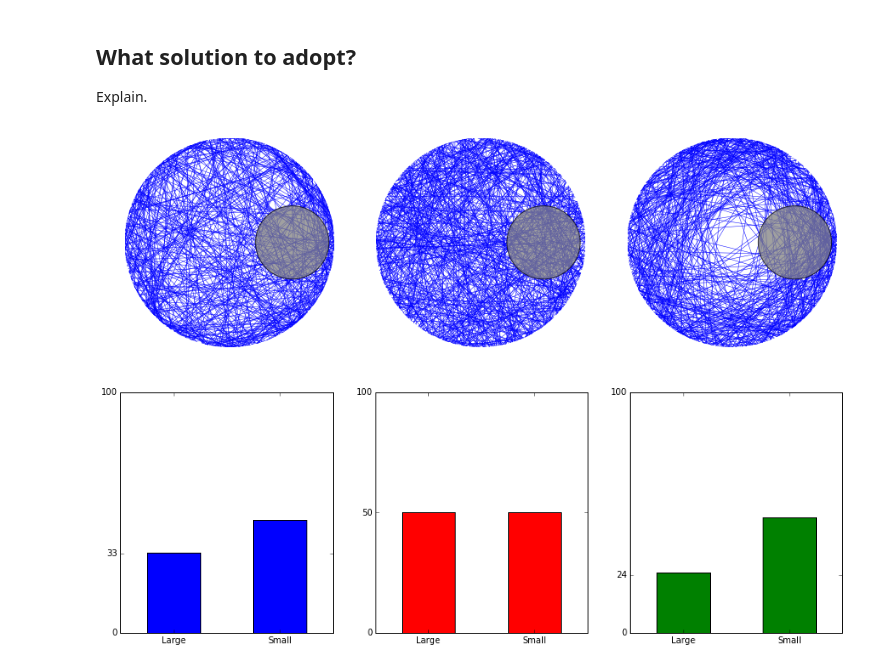
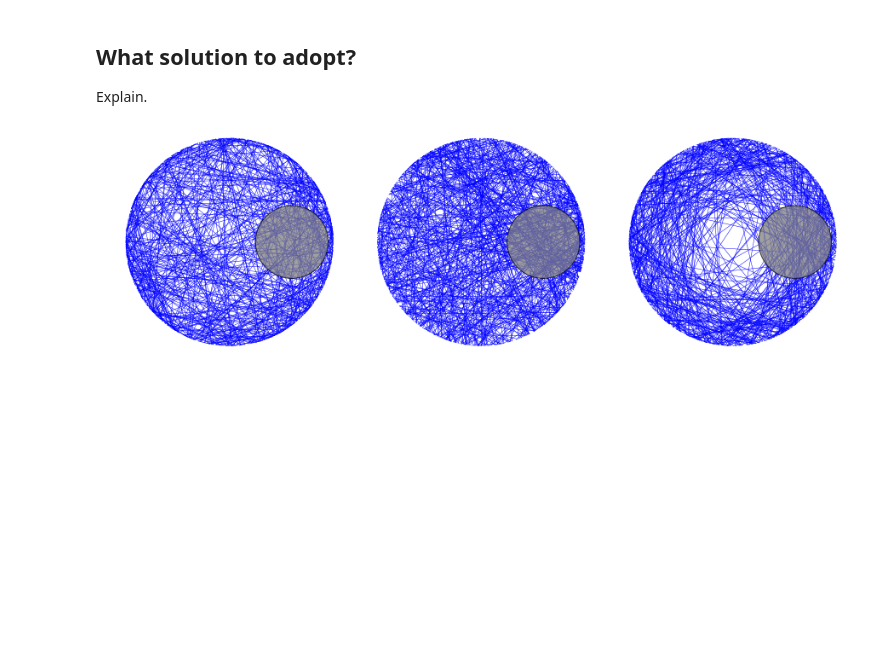
Before and after one commit to mmathioudakis/probability_playground, a Jupyter notebook: probability_playground.ipynb, the cells around one changed output. Saved outputs shown, nothing was run; the diff lists cells and outputs as text; code cells hidden in the pictures; blank space fills up the shorter version.

```diff
--- a/probability_playground.ipynb
+++ b/probability_playground.ipynb
@@ -359,77 +359,3 @@ plot_length_distr_and_chords(lengths, R, solution_C_pct,
 ## What solution to adopt?
 
 Explain.
-# %%
-# small circle
-r = 0.35 # radius
-c = np.array([0.6, 0.0]) # center
-
-# solution A
-sol_A_small_lengths = get_small_lengths(c, r, sol_A_coord_a, sol_A_coord_b)
-sol_B_small_lengths = get_small_lengths(c, r, sol_B_coord_a, sol_B_coord_b)
-sol_C_small_lengths = get_small_lengths(c, r, sol_C_coord_a, sol_C_coord_b)
-
-small_triangle_edge_length = get_triangle_side_length(r)
-
-sol_A_small_pct = 100 * sum(sol_A_small_lengths > small_triangle_edge_length) / len(sol_A_small_lengths)
-sol_B_small_pct = 100 * sum(sol_B_small_lengths > small_triangle_edge_length) / len(sol_B_small_lengths)
-sol_C_small_pct = 100 * sum(sol_C_small_lengths > small_triangle_edge_length) / len(sol_C_small_lengths)
-
-
-# plot
-fig, ax = plt.subplots(1, 3, figsize = (15, 5))
-
-chords_A = [patches.PathPatch(patches.Path([sol_A_coord_a[i], sol_A_coord_b[i]],
-            [patches.Path.MOVETO, patches.Path.LINETO]), edgecolor = "blue",
-            lw = 0.5, fill = False) for i in range(M)]
-ax[0].set(xlim = (-R, R), ylim = (-R, R), aspect = 1.)
-for chord in chords_A:
-    _tmp = ax[0].add_patch(chord)
-circle = patches.Circle(c, r, ec = 'black', fc = "grey", alpha = 0.75)
-ax[0].add_patch(circle)
-_tmp = ax[0].axis('off')
-
-
-chords_B = [patches.PathPatch(patches.Path([sol_B_coord_a[i], sol_B_coord_b[i]],
-            [patches.Path.MOVETO, patches.Path.LINETO]), edgecolor = "blue",
-            lw = 0.5, fill = False) for i in range(M)]
-ax[1].set(xlim = (-R, R), ylim = (-R, R), aspect = 1.)
-for chord in chords_B:
-    _tmp = ax[1].add_patch(chord)
-circle = patches.Circle(c, r, ec = 'black', fc = "grey", alpha = 0.75)
-ax[1].add_patch(circle)
-_tmp = ax[1].axis('off')
-
-chords_C = [patches.PathPatch(patches.Path([sol_C_coord_a[i], sol_C_coord_b[i]],
-            [patches.Path.MOVETO, patches.Path.LINETO]), edgecolor = "blue",
-            lw = 0.5, fill = False) for i in range(M)]
-ax[2].set(xlim = (-R, R), ylim = (-R, R), aspect = 1.)
-for chord in chords_C:
-    _tmp = ax[2].add_patch(chord)
-circle = patches.Circle(c, r, ec = 'black', fc = "grey", alpha = 0.75)
-ax[2].add_patch(circle)
-_tmp = ax[2].axis('off')
-
-
-fig, ax = plt.subplots(1, 3, figsize = (15, 5))
-
-_tmp = ax[0].set(xlim = (-0.5, 1.5), ylim = (0,100), xticks = [0, 1],
-                 xticklabels = ['Large', 'Small'],
-                 yticks = [0, int(solution_A_pct), 100])
-_tmp = ax[0].bar([0, 1], [solution_A_pct, sol_A_small_pct], width = 0.5,
-                align = 'center', color = "blue")
-
-_tmp = ax[1].set(xlim = (-0.5, 1.5), ylim = (0,100), xticks = [0, 1],
-                 xticklabels = ['Large', 'Small'],
-                 yticks = [0, int(solution_B_pct), 100])
-_tmp = ax[1].bar([0, 1], [solution_B_pct, sol_B_small_pct], width = 0.5,
-                align = 'center', color = "red")
-
-_tmp = ax[2].set(xlim = (-0.5, 1.5), ylim = (0,100), xticks = [0, 1],
-                 xticklabels = ['Large', 'Small'],
-                 yticks = [0, int(solution_C_pct), 100])
-_tmp = ax[2].bar([0, 1], [solution_C_pct, sol_C_small_pct], width = 0.5,
-                align = 'center', color = "green")
-# %% [output]
-[figure, removed]
-[figure, removed]
@@ -435,0 +377,6 @@ _tmp = ax[2].bar([0, 1], [solution_C_pct, sol_C_small_pct], width = 0.5,
+# %%
+plot_chords_and_small_circle(c, r, R, N, sol_A_coord_a, sol_A_coord_b,
+                                            sol_B_coord_a, sol_B_coord_b,
+                                            sol_C_coord_a, sol_C_coord_b)
+# %% [output]
+[figure, added]
```
Also changed, not shown: parts of 2 cells of this notebook, 1 other file.
